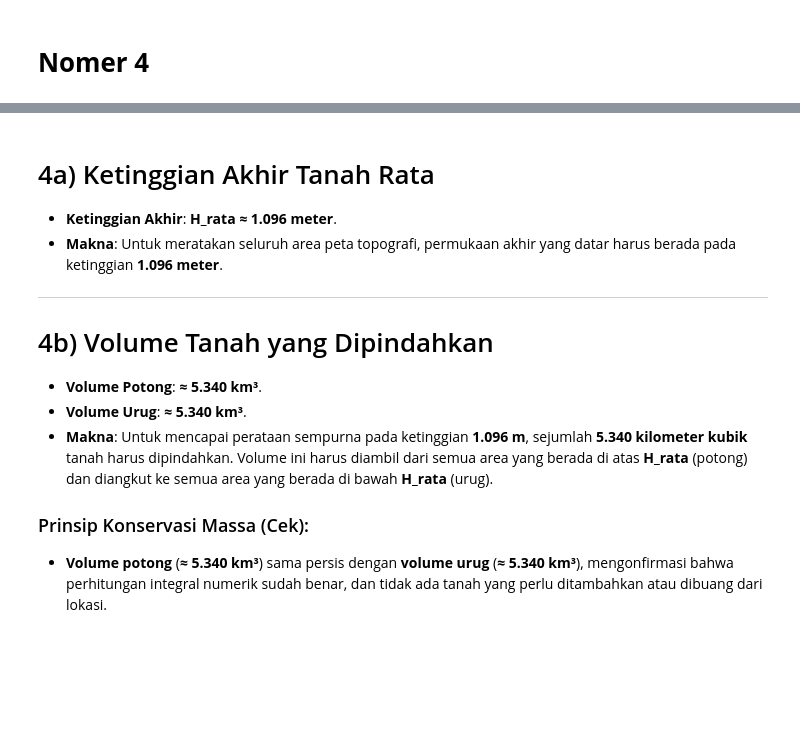
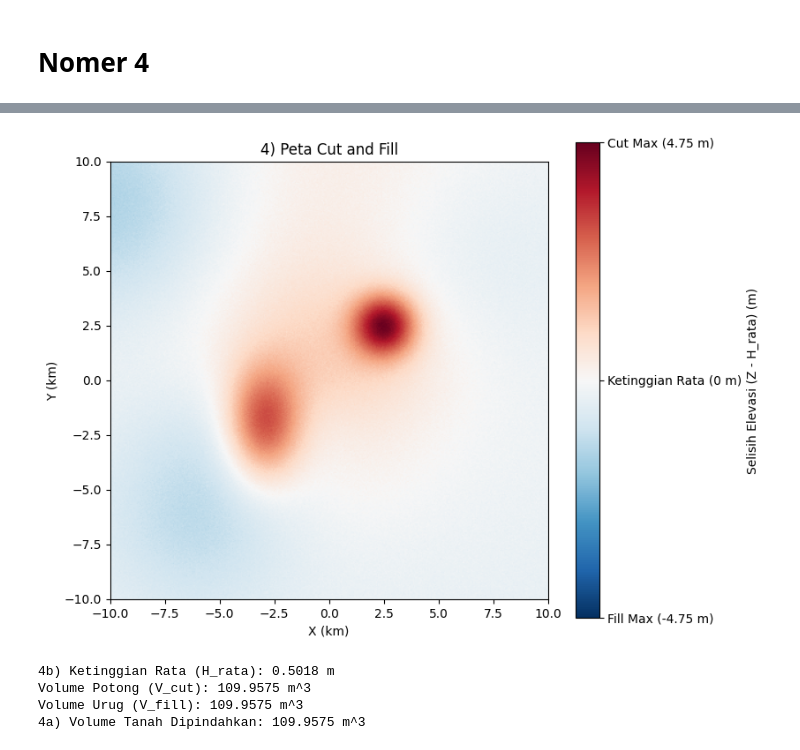
Before and after one commit to Qozuu/analisis-numerik, a Jupyter notebook: TP_ETS.ipynb, the cells around one changed output, grey strips where cells are left out. Drawn from its saved outputs; the diff is of its cells as text; code cells hidden in the pictures; blank space fills up the shorter version.

```diff
--- a/TP_ETS.ipynb
+++ b/TP_ETS.ipynb
@@ -575,16 +267,51 @@ Volume Total Tanah yang Harus Dipindahkan (Dipotong): 109.958 km³
-# %% [markdown]
-# 4a) Ketinggian Akhir Tanah Rata
-
-- **Ketinggian Akhir**: **H_rata ≈ 1.096 meter**.
-- **Makna**: Untuk meratakan seluruh area peta topografi, permukaan akhir yang datar harus berada pada ketinggian **1.096 meter**.
-
----
-
-# 4b) Volume Tanah yang Dipindahkan
-
-- **Volume Potong**: **≈ 5.340 km³**.
-- **Volume Urug**: **≈ 5.340 km³**.
-- **Makna**: Untuk mencapai perataan sempurna pada ketinggian **1.096 m**, sejumlah **5.340 kilometer kubik** tanah harus dipindahkan. Volume ini harus diambil dari semua area yang berada di atas **H_rata** (potong) dan diangkut ke semua area yang berada di bawah **H_rata** (urug).
-
-### Prinsip Konservasi Massa (Cek):
-- **Volume potong** (**≈ 5.340 km³**) sama persis dengan **volume urug** (**≈ 5.340 km³**), mengonfirmasi bahwa perhitungan integral numerik sudah benar, dan tidak ada tanah yang perlu ditambahkan atau dibuang dari lokasi.
+# %%
+# 1. Hitung Ketinggian Rata (H_rata)
+# H_rata adalah rata-rata (mean) dari seluruh nilai elevasi Z.
+H_rata = np.mean(Z)
+
+# 2. Hitung Volume Potong (V_cut) dan Urug (V_fill)
+Z_diff = Z - H_rata
+Area_element = dx * dy # Luas per satu elemen grid
+
+# V_cut: Volume di atas H_rata (Z_diff > 0)
+V_cut = np.sum(Z_diff[Z_diff > 0]) * Area_element
+# V_fill: Volume di bawah H_rata (Z_diff < 0), dikalikan -1 agar nilainya positif
+V_fill = -np.sum(Z_diff[Z_diff < 0]) * Area_element
+
+# 4a) Volume Tanah yang Harus Dipindahkan (Karena V_cut = V_fill)
+V_dipindahkan = V_cut
+
+# --- Visualisasi Peta Cut and Fill ---
+fig, ax = plt.subplots(figsize=(8, 7))
+max_abs_diff = np.max(np.abs(Z_diff))
+vmin = -max_abs_diff
+vmax = max_abs_diff
+
+# RdBu_r: Merah (Potong/Cut) -> Putih (Rata) -> Biru (Urug/Fill)
+im = ax.imshow(Z_diff,
+            extent=[x.min(), x.max(), y.min(), y.max()],
+            origin='lower',
+            cmap='RdBu_r',
+            vmin=vmin,
+            vmax=vmax)
+
+ax.set_title("4) Peta Cut and Fill")
+ax.set_xlabel("X (km)")
+ax.set_ylabel("Y (km)")
+ax.set_aspect('equal', adjustable='box')
+
+cbar = plt.colorbar(im, ax=ax, label="Selisih Elevasi (Z - H_rata) (m)")
+cbar.set_ticks([vmin, 0, vmax])
+cbar.set_ticklabels([f'Fill Max ({vmin:.2f} m)', 'Ketinggian Rata (0 m)', f'Cut Max ({vmax:.2f} m)'])
+plt.show()
+
+print(f"4b) Ketinggian Rata (H_rata): {H_rata:.4f} m")
+print(f"Volume Potong (V_cut): {V_cut:.4f} m^3")
+print(f"Volume Urug (V_fill): {V_fill:.4f} m^3")
+print(f"4a) Volume Tanah Dipindahkan: {V_dipindahkan:.4f} m^3")
+# %% [output]
+[figure, added]
+4b) Ketinggian Rata (H_rata): 0.5018 m
+Volume Potong (V_cut): 109.9575 m^3
+Volume Urug (V_fill): 109.9575 m^3
+4a) Volume Tanah Dipindahkan: 109.9575 m^3
```
Also changed, not shown: parts of 26 cells of this notebook.
